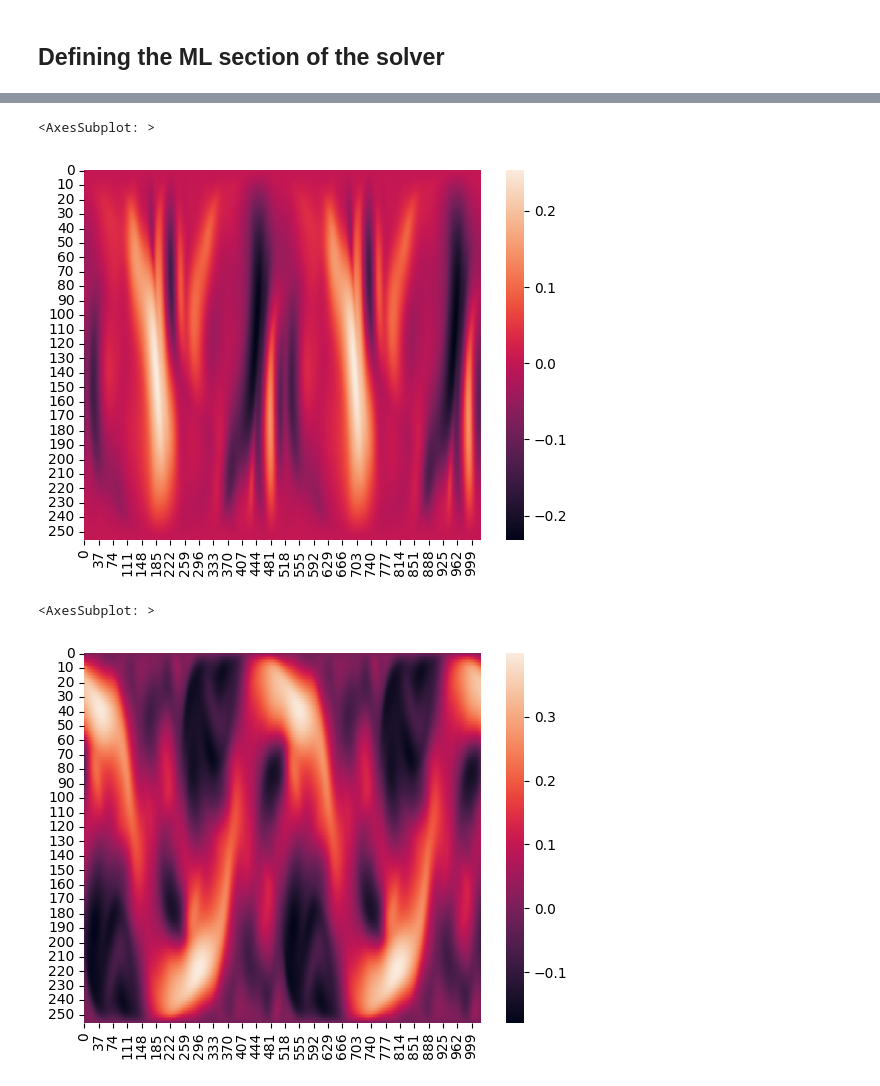
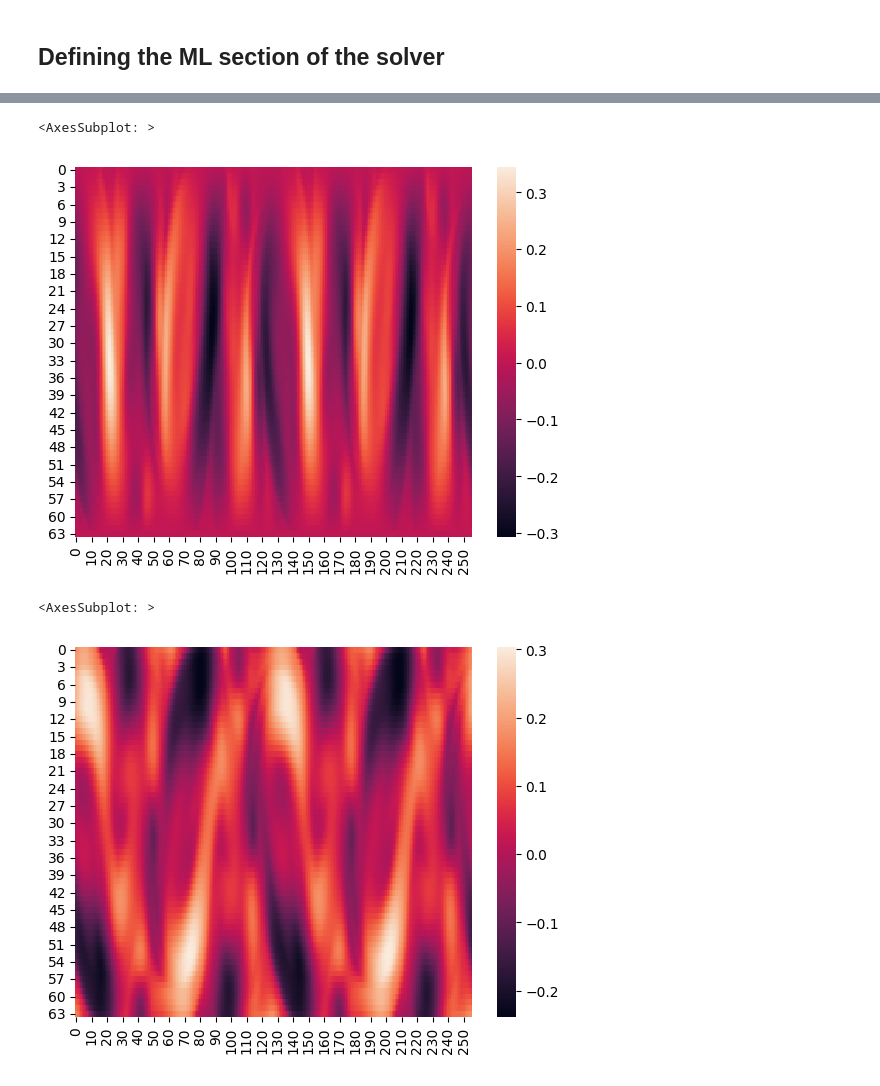
Before and after one commit to diegodelc/jax-cfd, a Jupyter notebook: notebooks/hybrid_model/hybrid_model.ipynb, the cells around one changed output, grey strips where cells are left out. Saved outputs shown, nothing was run; the diff lists cells and outputs as text; code cells hidden in the pictures.

```diff
--- a/notebooks/hybrid_model/hybrid_model.ipynb
+++ b/notebooks/hybrid_model/hybrid_model.ipynb
@@ -57,7 +58,7 @@ def turbulentForcing(grid):
 #initial velocities
 #forcing
 
-factor = 1/4
+factor = 1
 size = (int(256/factor),int(64/factor))
 domain = ((0, 4), (0, 0.5))
 
@@ -142,9 +143,9 @@ dt
 # %%
 # time steps per output
-inner_steps = 1
+inner_steps = 1000
 
 # Option ONE
-outer_steps = 2
+outer_steps = 5
 
 # Option TWO
 toTime = False
@@ -298,12 +296,12 @@ p = ds.pipe(vx_at_x_upper_boundary).plot(hue='time')
 seaborn.heatmap(ds.v.isel(time=-1).T)
 # %% [output]
 <AxesSubplot: >
-[figure, old version]
+[figure, new version]
 # %%
-seaborn.heatmap(ds.u.isel(time=-2).T)
+seaborn.heatmap(ds.u.isel(time=-1).T)
 # %% [output]
 <AxesSubplot: >
-[figure, old version]
+[figure, new version]
 # %%
 ds
 # %% [output]
```
Also changed, not shown: parts of 11 cells of this notebook, 3 other files.
